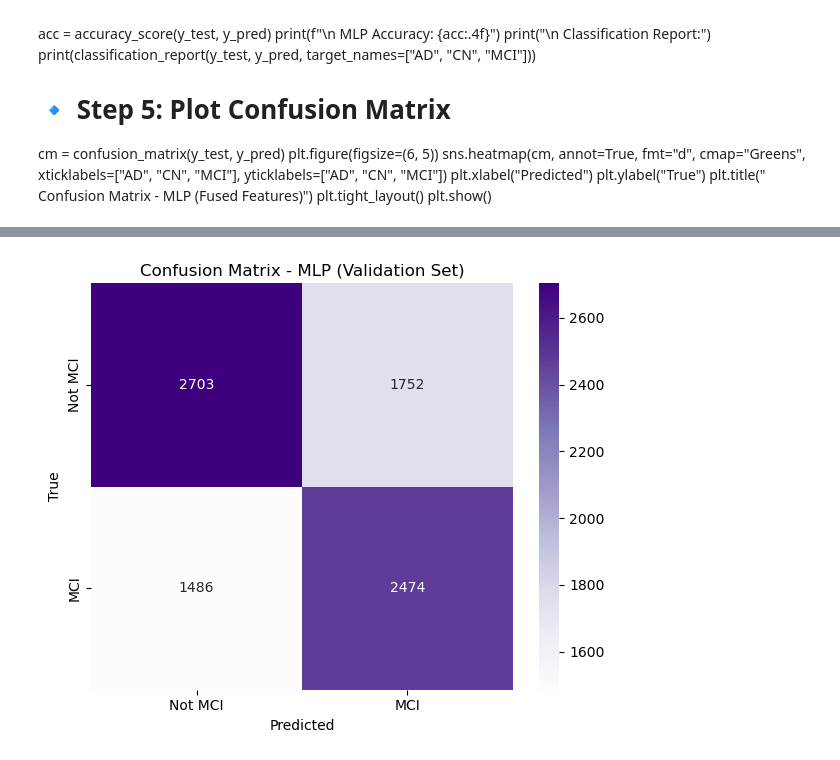
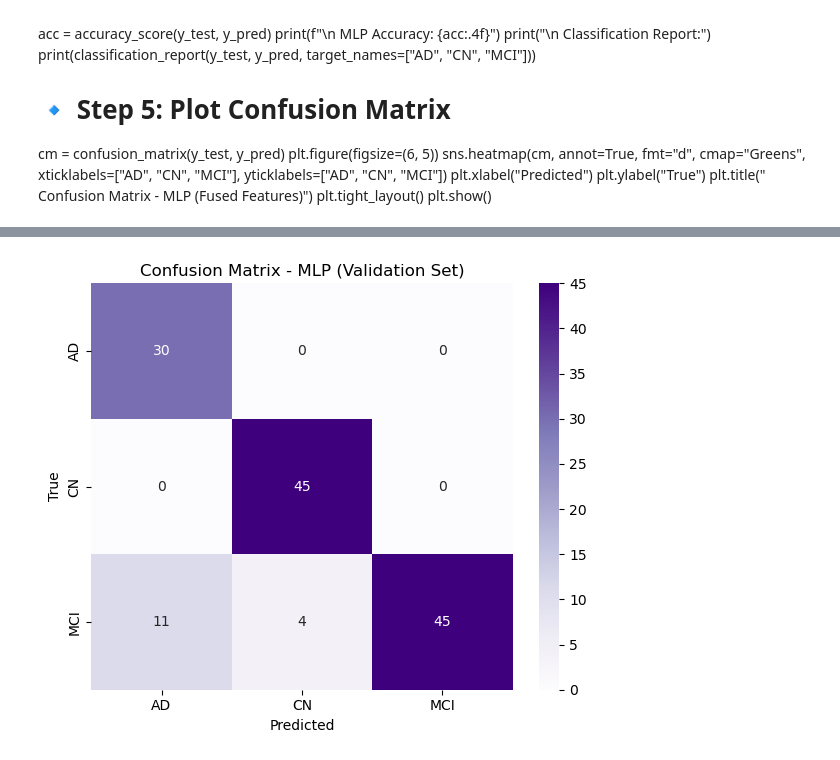
Before and after one commit to fatima-tuz-zahra-123/Neurological_disease_detection, a Jupyter notebook: code.ipynb, the cells around one changed output, grey strips where cells are left out. Saved outputs shown, nothing was run; the diff lists cells and outputs as text; code cells hidden in the pictures.

Commit message:
cleaned the pipeline

```diff
--- a/code.ipynb
+++ b/code.ipynb
@@ -537,15 +1003,11 @@ class MLPWithDropout(nn.Module):
             nn.Linear(128, 64),
             nn.ReLU(),
             nn.Dropout(0.3),
-            nn.Linear(64, 1)
+            nn.Linear(64, 3)
         )
 
     def forward(self, x):
         return self.net(x)
-
-# Example usage:
-input_dim = X_train.shape[1]
-model = MLPWithDropout(input_dim).to(device)
 # %%
 from sklearn.metrics import accuracy_score, classification_report, confusion_matrix
 import matplotlib.pyplot as plt
@@ -562,13 +1024,13 @@ from torch.utils.data import DataLoader, TensorDataset
 from sklearn.preprocessing import StandardScaler
 
 # Load data
-X_train = np.load("train_image_features_only.npy")
-y_train = np.load("train_fused_labels_clean.npy")
-X_val = np.load("val_image_features_only.npy")
-y_val = np.load("val_fused_labels_clean.npy")
+X_train = np.load("train_features_coronal.npy")
+y_train = np.load("train_labels_coronal.npy")
+X_val = np.load("val_features_coronal.npy")
+y_val = np.load("val_labels_coronal.npy")
 
-y_train = np.where(y_train == 2, 1, 0)
-y_val = np.where(y_val == 2, 1, 0)
+# y_train = np.where(y_train == 2, 1, 0)
+# y_val = np.where(y_val == 2, 1, 0)
 
 # Optional: if your MLP has 1024 input, pad image/text features accordingly
 # assert X_train.shape[1] == 1024
@@ -598,7 +1060,7 @@ val_loader = DataLoader(val_dataset, batch_size=128)
 
 input_dim = X_train.shape[1]  # or manually set to 256 for image-only
 model = MLPWithDropout(input_dim).to(device).to("cuda" if torch.cuda.is_available() else "cpu")
-criterion = nn.BCEWithLogitsLoss()
+criterion = nn.CrossEntropyLoss()
 optimizer = torch.optim.Adam(model.parameters(), lr=1e-4)
 
 # Early stop[ping variables
@@ -612,18 +1074,18 @@ best_val_loss = float("inf")
 early_stop_epoch = -1
 epochs_no_improve = 0
 best_model_state = None
-device = "cuda" if torch.cuda.is_available() else "cpu"
 
 
 for epoch in range(num_epochs):
     model.train()
     total_loss = 0
 
+
     for xb, yb in train_loader:
         xb, yb = xb.to(device), yb.to(device)
         optimizer.zero_grad()
-        out = model(xb)
-        loss = criterion(out, yb.unsqueeze(1).float())
+        out = model(xb)  # logits (batch, num_classes)
+        loss = criterion(out, yb)  # labels are ints 0..2
         loss.backward()
         optimizer.step()
         total_loss += loss.item()
@@ -641,9 +1103,9 @@ for epoch in range(num_epochs):
         for xb, yb in val_loader:
             xb, yb = xb.to(device), yb.to(device)
             out = model(xb)
-            loss = criterion(out, yb.unsqueeze(1).float())
+            loss = criterion(out, yb)
             val_loss += loss.item()
-            preds = (torch.sigmoid(out).squeeze() > 0.5).int()
+            preds = torch.argmax(out, dim=1)
             y_val_preds.extend(preds.cpu().numpy())
             y_val_true.extend(yb.cpu().numpy())
 
@@ -662,7 +1124,7 @@ for epoch in range(num_epochs):
         epochs_no_improve += 1
         if epochs_no_improve >= patience:
             early_stop_epoch = epoch  # ⏹️ Where stopping actually happens
-            print(f"⏹️ Early stopping triggered at epoch {epoch+1}")
+            print(f" Early stopping triggered at epoch {epoch+1}")
             break
 # 🔹 Evaluate on Training Set
 model.eval()
@@ -672,7 +1134,7 @@ with torch.no_grad():
     for xb, yb in train_loader:
         xb = xb.to(device)
         out = model(xb)
-        preds = (torch.sigmoid(out).squeeze() > 0.5).int()
+        preds = torch.argmax(out, dim=1)
         y_train_preds.extend(preds.cpu().numpy())
         y_train_true.extend(yb.numpy())
 
@@ -685,12 +1147,12 @@ model.load_state_dict(best_model_state)
 
 # Final evaluation on validation set
 val_acc = accuracy_score(y_val_true, y_val_preds)
-print(f"✅ Validation Accuracy: {val_acc:.4f}")
-print("Classification Report:\n", classification_report(y_val_true, y_val_preds, target_names=["Not MCI", "MCI"]))
+print(f" Validation Accuracy: {val_acc:.4f}")
+print("Classification Report:\n", classification_report(y_val_true, y_val_preds, target_names=["AD","CN", "MCI"]))
 
 cm = confusion_matrix(y_val_true, y_val_preds)
 plt.figure(figsize=(6, 5))
-sns.heatmap(cm, annot=True, fmt="d", cmap="Purples", xticklabels=["Not MCI", "MCI"], yticklabels=["Not MCI", "MCI"])
+sns.heatmap(cm, annot=True, fmt="d", cmap="Purples", xticklabels=["AD","CN", "MCI"], yticklabels=["AD","CN", "MCI"])
 plt.xlabel("Predicted")
 plt.ylabel("True")
 plt.title("Confusion Matrix - MLP (Validation Set)")
@@ -717,4 +1179,4 @@ weighted avg       0.62      0.62      0.62      8415
-[figure, old version]
+[figure, new version]
 # %%
 # 🔻 Loss Curve with Early Stopping Marker
 plt.figure(figsize=(8, 5))
```
Also changed, not shown: parts of 37 cells of this notebook.
